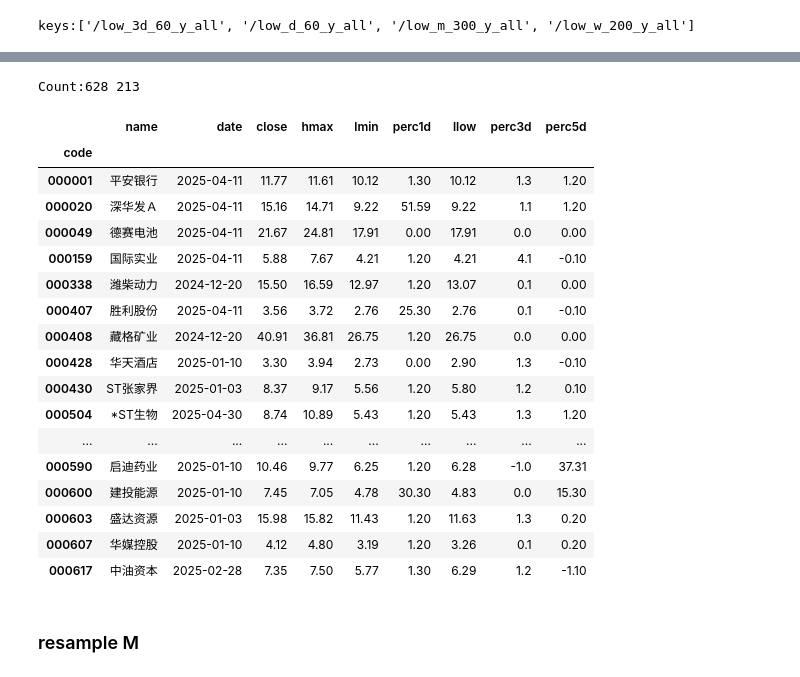
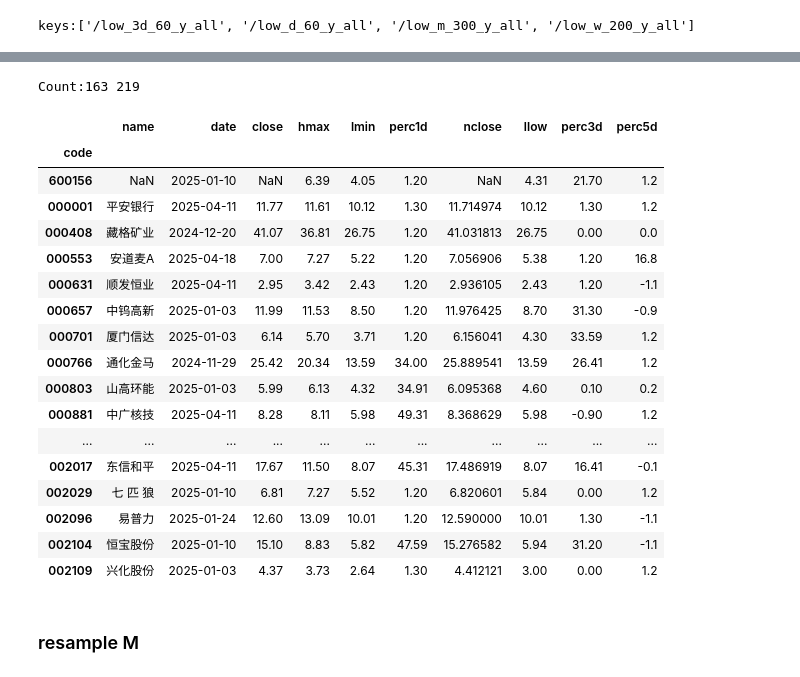
Before and after one commit to johnsonhongyi/pyQuant3, a Jupyter notebook: stock/jupyterAlgo/Quant2023/resample-monitor.ipynb, the cells around one changed output, grey strips where cells are left out. Saved outputs shown, nothing was run; the diff lists cells and outputs as text; code cells hidden in the pictures.

```diff
--- a/stock/jupyterAlgo/Quant2023/resample-monitor.ipynb
+++ b/stock/jupyterAlgo/Quant2023/resample-monitor.ipynb
@@ -247,6 +248,9 @@ def apply_col_toint(df, col=None):
     return df
 
 def readHdf5(fpath, root=None):
+    if not os.path.exists(fpath):
+        print(f'fpath is not exists')
+        return None
     store = pd.HDFStore(fpath, "r")
     print(store.keys())
     if len(store.keys()) > 0 and root is None and store is not None:
@@ -392,26 +435,27 @@ Count:10 213
 # %%
-tw_code = tdx_w.query('lasth1d > lasth2d > lasth3d and close >= high4')
+# tw_code = tdx_w.query('lasth1d > lasth2d > lasth3d and close >= high4')
+tw_code = tdx_w.query('lasth1d > lasth2d and lasth2d >lasth3d and lasth2d > upper1')
 show_tdx_data(tw_code)
 # %% [output]
-Count:628 213
+Count:163 219
-|  | name | date | close | hmax | lmin | perc1d | llow | perc3d | perc5d |
-| code |  |  |  |  |  |  |  |  |  |
-| 000001 | 平安银行 | 2025-04-11 | 11.77 | 11.61 | 10.12 | 1.30 | 10.12 | 1.3 | 1.20 |
-| 000020 | 深华发Ａ | 2025-04-11 | 15.16 | 14.71 | 9.22 | 51.59 | 9.22 | 1.1 | 1.20 |
-| 000049 | 德赛电池 | 2025-04-11 | 21.67 | 24.81 | 17.91 | 0.00 | 17.91 | 0.0 | 0.00 |
-| 000159 | 国际实业 | 2025-04-11 | 5.88 | 7.67 | 4.21 | 1.20 | 4.21 | 4.1 | -0.10 |
-| 000338 | 潍柴动力 | 2024-12-20 | 15.50 | 16.59 | 12.97 | 1.20 | 13.07 | 0.1 | 0.00 |
-| 000407 | 胜利股份 | 2025-04-11 | 3.56 | 3.72 | 2.76 | 25.30 | 2.76 | 0.1 | -0.10 |
-| 000408 | 藏格矿业 | 2024-12-20 | 40.91 | 36.81 | 26.75 | 1.20 | 26.75 | 0.0 | 0.00 |
-| 000428 | 华天酒店 | 2025-01-10 | 3.30 | 3.94 | 2.73 | 0.00 | 2.90 | 1.3 | -0.10 |
-| 000430 | ST张家界 | 2025-01-03 | 8.37 | 9.17 | 5.56 | 1.20 | 5.80 | 1.2 | 0.10 |
-| 000504 | *ST生物 | 2025-04-30 | 8.74 | 10.89 | 5.43 | 1.20 | 5.43 | 1.3 | 1.20 |
-| ... | ... | ... | ... | ... | ... | ... | ... | ... | ... |
-| 000590 | 启迪药业 | 2025-01-10 | 10.46 | 9.77 | 6.25 | 1.20 | 6.28 | -1.0 | 37.31 |
-| 000600 | 建投能源 | 2025-01-10 | 7.45 | 7.05 | 4.78 | 30.30 | 4.83 | 0.0 | 15.30 |
-| 000603 | 盛达资源 | 2025-01-03 | 15.98 | 15.82 | 11.43 | 1.20 | 11.63 | 1.3 | 0.20 |
-| 000607 | 华媒控股 | 2025-01-10 | 4.12 | 4.80 | 3.19 | 1.20 | 3.26 | 0.1 | 0.20 |
-| 000617 | 中油资本 | 2025-02-28 | 7.35 | 7.50 | 5.77 | 1.30 | 6.29 | 1.2 | -1.10 |
+|  | name | date | close | hmax | lmin | perc1d | nclose | llow | perc3d | perc5d |
+| code |  |  |  |  |  |  |  |  |  |  |
+| 600156 | NaN | 2025-01-10 | NaN | 6.39 | 4.05 | 1.20 | NaN | 4.31 | 21.70 | 1.2 |
+| 000001 | 平安银行 | 2025-04-11 | 11.77 | 11.61 | 10.12 | 1.30 | 11.714974 | 10.12 | 1.30 | 1.2 |
+| 000408 | 藏格矿业 | 2024-12-20 | 41.07 | 36.81 | 26.75 | 1.20 | 41.031813 | 26.75 | 0.00 | 0.0 |
+| 000553 | 安道麦A | 2025-04-18 | 7.00 | 7.27 | 5.22 | 1.20 | 7.056906 | 5.38 | 1.20 | 16.8 |
+| 000631 | 顺发恒业 | 2025-04-11 | 2.95 | 3.42 | 2.43 | 1.20 | 2.936105 | 2.43 | 1.20 | -1.1 |
+| 000657 | 中钨高新 | 2025-01-03 | 11.99 | 11.53 | 8.50 | 1.20 | 11.976425 | 8.70 | 31.30 | -0.9 |
+| 000701 | 厦门信达 | 2025-01-03 | 6.14 | 5.70 | 3.71 | 1.20 | 6.156041 | 4.30 | 33.59 | 1.2 |
+| 000766 | 通化金马 | 2024-11-29 | 25.42 | 20.34 | 13.59 | 34.00 | 25.889541 | 13.59 | 26.41 | 1.2 |
+| 000803 | 山高环能 | 2025-01-03 | 5.99 | 6.13 | 4.32 | 34.91 | 6.095368 | 4.60 | 0.10 | 0.2 |
+| 000881 | 中广核技 | 2025-04-11 | 8.28 | 8.11 | 5.98 | 49.31 | 8.368629 | 5.98 | -0.90 | 1.2 |
+| ... | ... | ... | ... | ... | ... | ... | ... | ... | ... | ... |
+| 002017 | 东信和平 | 2025-04-11 | 17.67 | 11.50 | 8.07 | 45.31 | 17.486919 | 8.07 | 16.41 | -0.1 |
+| 002029 | 七 匹 狼 | 2025-01-10 | 6.81 | 7.27 | 5.52 | 1.20 | 6.820601 | 5.84 | 0.00 | 1.2 |
+| 002096 | 易普力 | 2025-01-24 | 12.60 | 13.09 | 10.01 | 1.20 | 12.590000 | 10.01 | 1.30 | -1.1 |
+| 002104 | 恒宝股份 | 2025-01-10 | 15.10 | 8.83 | 5.82 | 47.59 | 15.276582 | 5.94 | 31.20 | -1.1 |
+| 002109 | 兴化股份 | 2025-01-03 | 4.37 | 3.73 | 2.64 | 1.30 | 4.412121 | 3.00 | 0.00 | 1.2 |
 # %% [markdown]
 ### resample M
 # %%
```
Also changed, not shown: parts of 16 cells of this notebook.
